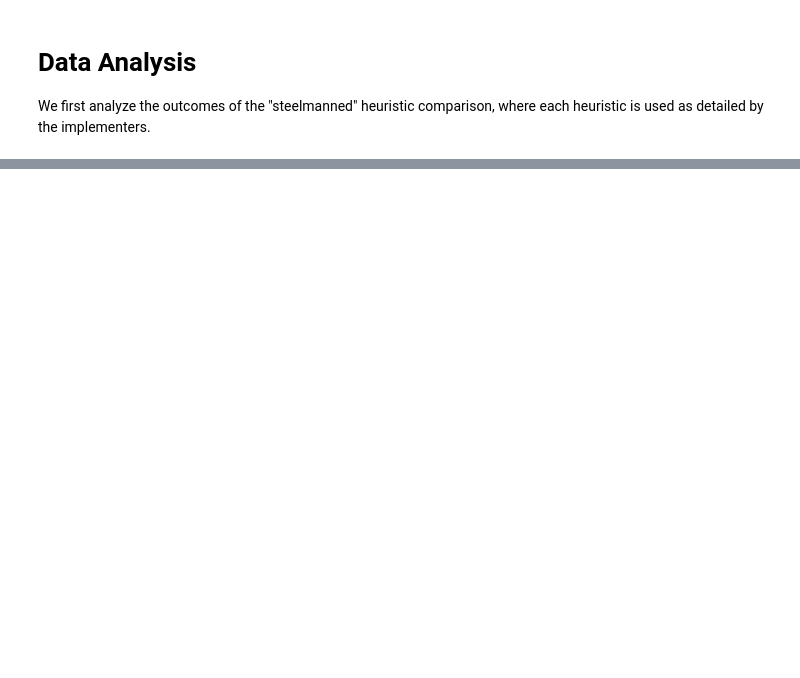
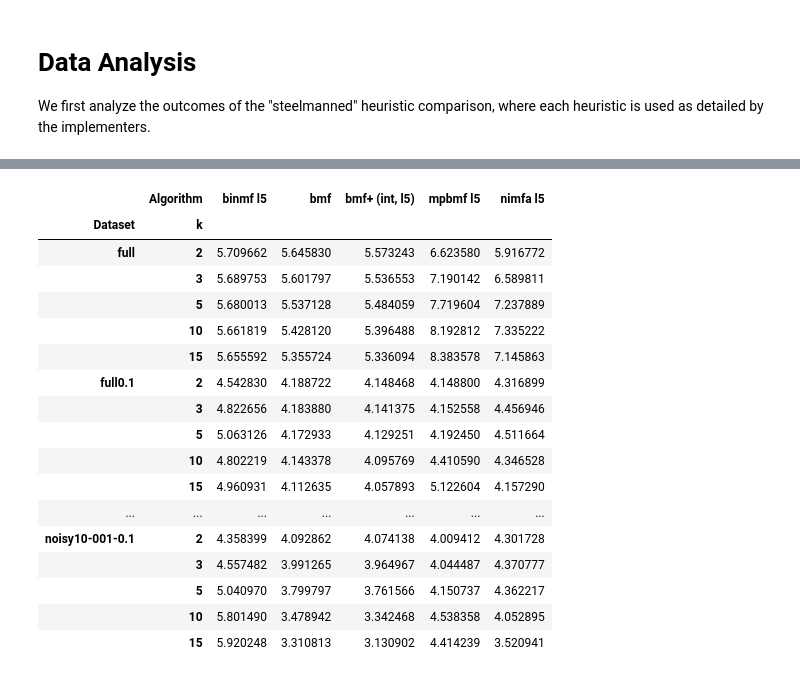
Before and after one commit to 34KeS4sdzhmBhuZd/experiments, a Jupyter notebook: bmf.ipynb, the cells around one changed output, grey strips where cells are left out. Drawn from its saved outputs; the diff is of its cells as text; code cells hidden in the pictures; blank space fills up the shorter version.

```diff
--- a/bmf.ipynb
+++ b/bmf.ipynb
@@ -2034,0 +2016,23 @@ grouped_df['Error'].unstack()
+# %%
+grouped_df = synth_l5.groupby(['Dataset', 'k', 'Algorithm']).mean()
+grouped_df['Error'] = grouped_df['Error'].apply(lambda x: np.power(x, 1.0 / 5.0))
+grouped_df['Error'].unstack()
+# %% [output]
+|  | Algorithm | binmf l5 | bmf | bmf+ (int, l5) | mpbmf l5 | nimfa l5 |
+| Dataset | k |  |  |  |  |  |
+| full | 2 | 5.709662 | 5.645830 | 5.573243 | 6.623580 | 5.916772 |
+|  | 3 | 5.689753 | 5.601797 | 5.536553 | 7.190142 | 6.589811 |
+|  | 5 | 5.680013 | 5.537128 | 5.484059 | 7.719604 | 7.237889 |
+|  | 10 | 5.661819 | 5.428120 | 5.396488 | 8.192812 | 7.335222 |
+|  | 15 | 5.655592 | 5.355724 | 5.336094 | 8.383578 | 7.145863 |
+| full0.1 | 2 | 4.542830 | 4.188722 | 4.148468 | 4.148800 | 4.316899 |
+|  | 3 | 4.822656 | 4.183880 | 4.141375 | 4.152558 | 4.456946 |
+|  | 5 | 5.063126 | 4.172933 | 4.129251 | 4.192450 | 4.511664 |
+|  | 10 | 4.802219 | 4.143378 | 4.095769 | 4.410590 | 4.346528 |
+|  | 15 | 4.960931 | 4.112635 | 4.057893 | 5.122604 | 4.157290 |
+| ... | ... | ... | ... | ... | ... | ... |
+| noisy10-001-0.1 | 2 | 4.358399 | 4.092862 | 4.074138 | 4.009412 | 4.301728 |
+|  | 3 | 4.557482 | 3.991265 | 3.964967 | 4.044487 | 4.370777 |
+|  | 5 | 5.040970 | 3.799797 | 3.761566 | 4.150737 | 4.362217 |
+|  | 10 | 5.801490 | 3.478942 | 3.342468 | 4.538358 | 4.052895 |
+|  | 15 | 5.920248 | 3.310813 | 3.130902 | 4.414239 | 3.520941 |
```
Also changed, not shown: parts of 75 cells of this notebook.
